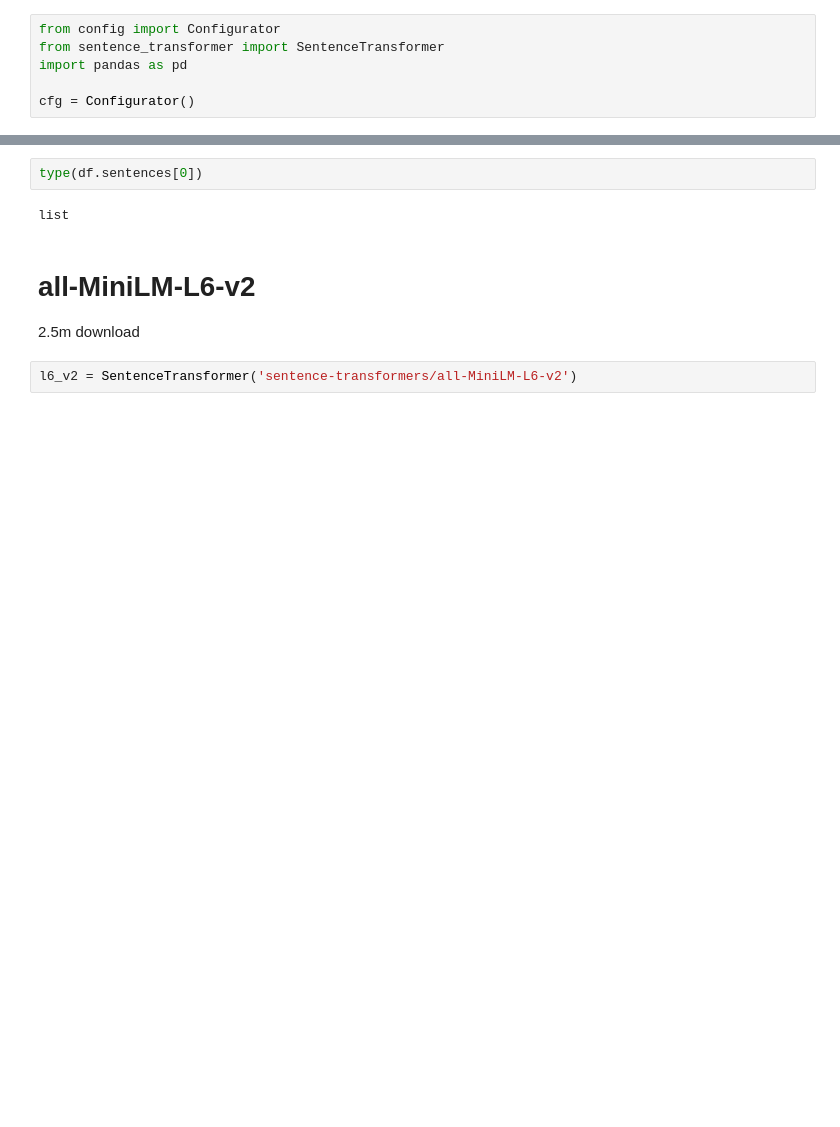
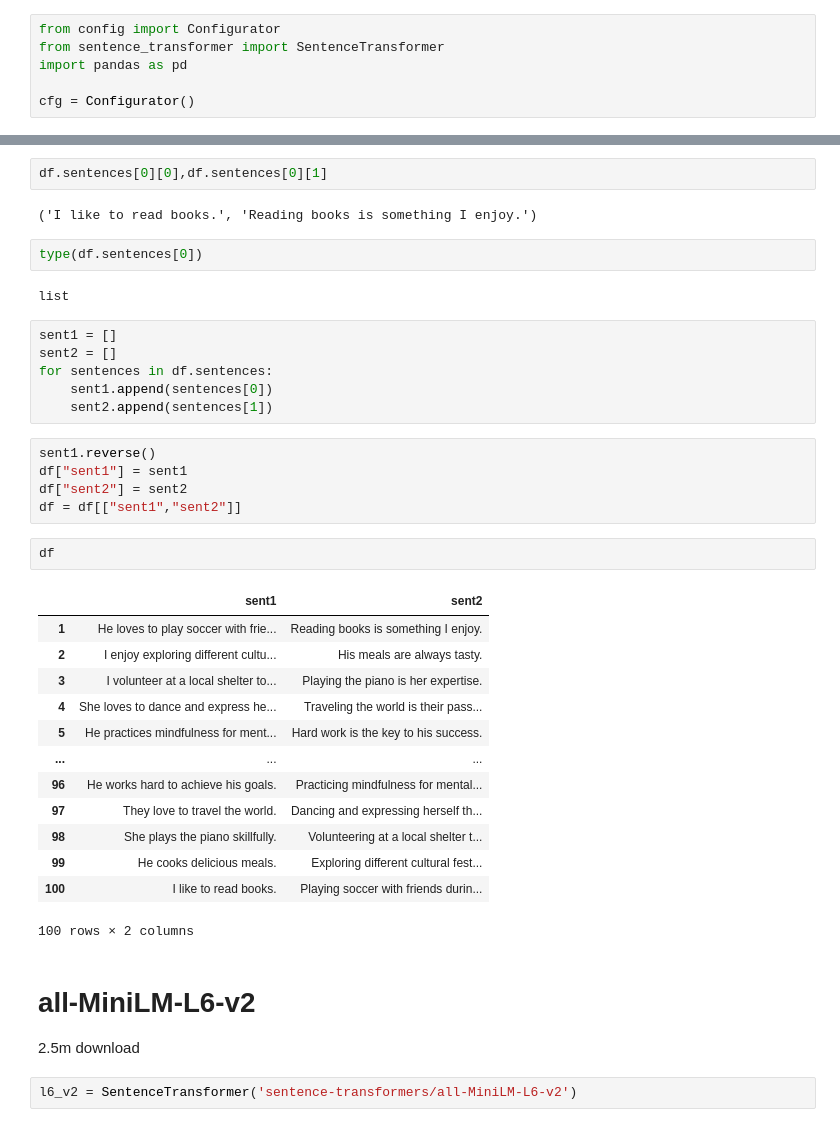
Before and after one commit to kadirculha/EngilishSimilarity, a Jupyter notebook: similarity_models_different_sentences.ipynb, the cells around one changed output, grey strips where cells are left out. Cells and saved outputs as stored; diff of their text form; blank space fills up the shorter version.

```diff
--- a/similarity_models_different_sentences.ipynb
+++ b/similarity_models_different_sentences.ipynb
@@ -21,10 +22,41 @@ df
 | 99 | [I enjoy exploring different cult... |
 | 100 | [He loves to play soccer with fri... |
 100 rows × 1 columns
+# %%
+df.sentences[0][0],df.sentences[0][1]
+# %% [output]
+('I like to read books.', 'Reading books is something I enjoy.')
 # %%
 type(df.sentences[0])
 # %% [output]
 list
+# %%
+sent1 = []
+sent2 = []
+for sentences in df.sentences:
+    sent1.append(sentences[0])
+    sent2.append(sentences[1])
+# %%
+sent1.reverse()
+df["sent1"] = sent1
+df["sent2"] = sent2
+df = df[["sent1","sent2"]]
+# %%
+df
+# %% [output]
+|  | sent1 | sent2 |
+| 1 | He loves to play soccer with frie... | Reading books is something I enjoy. |
+| 2 | I enjoy exploring different cultu... | His meals are always tasty. |
+| 3 | I volunteer at a local shelter to... | Playing the piano is her expertise. |
+| 4 | She loves to dance and express he... | Traveling the world is their pass... |
+| 5 | He practices mindfulness for ment... | Hard work is the key to his success. |
+| ... | ... | ... |
+| 96 | He works hard to achieve his goals. | Practicing mindfulness for mental... |
+| 97 | They love to travel the world. | Dancing and expressing herself th... |
+| 98 | She plays the piano skillfully. | Volunteering at a local shelter t... |
+| 99 | He cooks delicious meals. | Exploring different cultural fest... |
+| 100 | I like to read books. | Playing soccer with friends durin... |
+100 rows × 2 columns
 # %% [markdown]
 # all-MiniLM-L6-v2
 2.5m download
```
Also changed, not shown: parts of 9 cells of this notebook.
